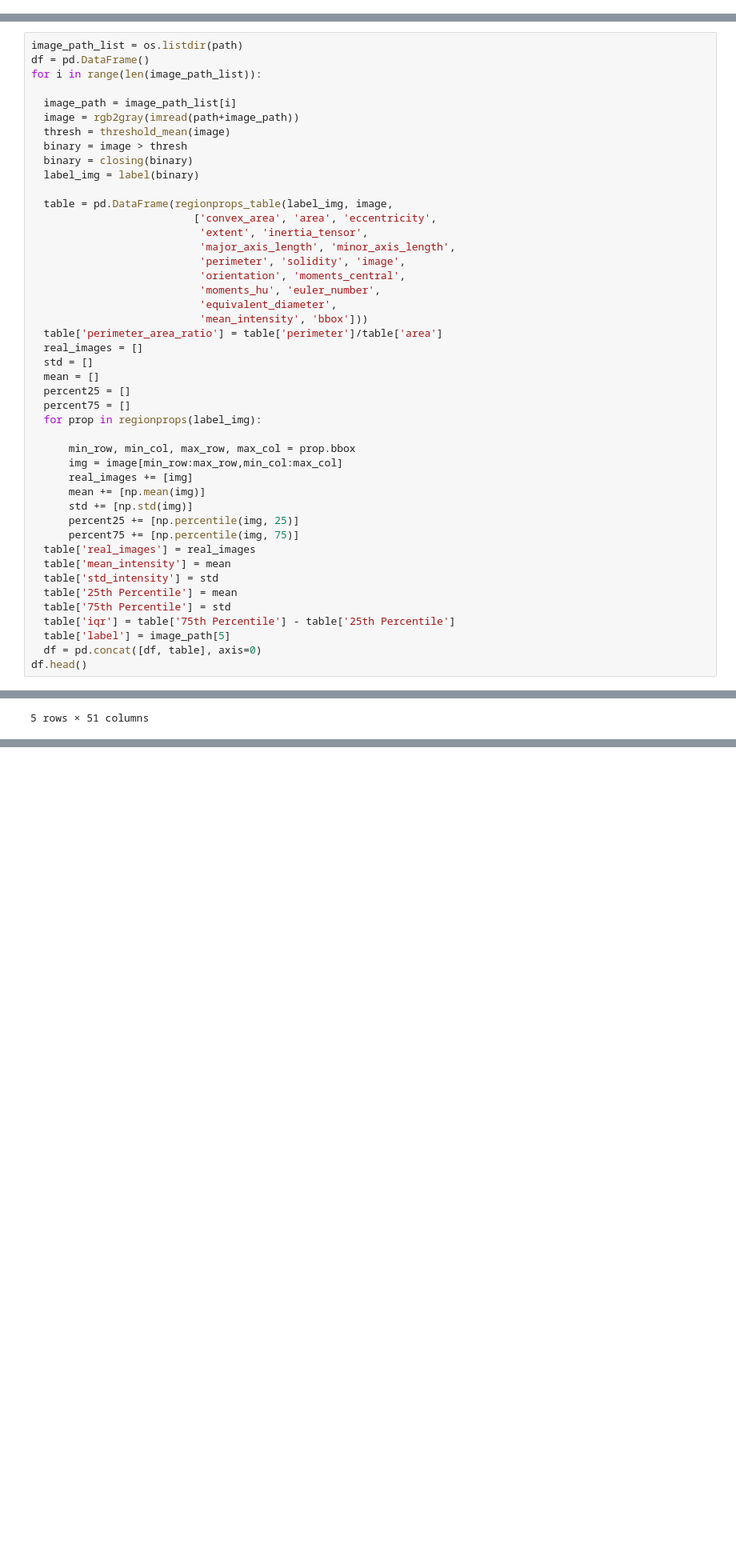
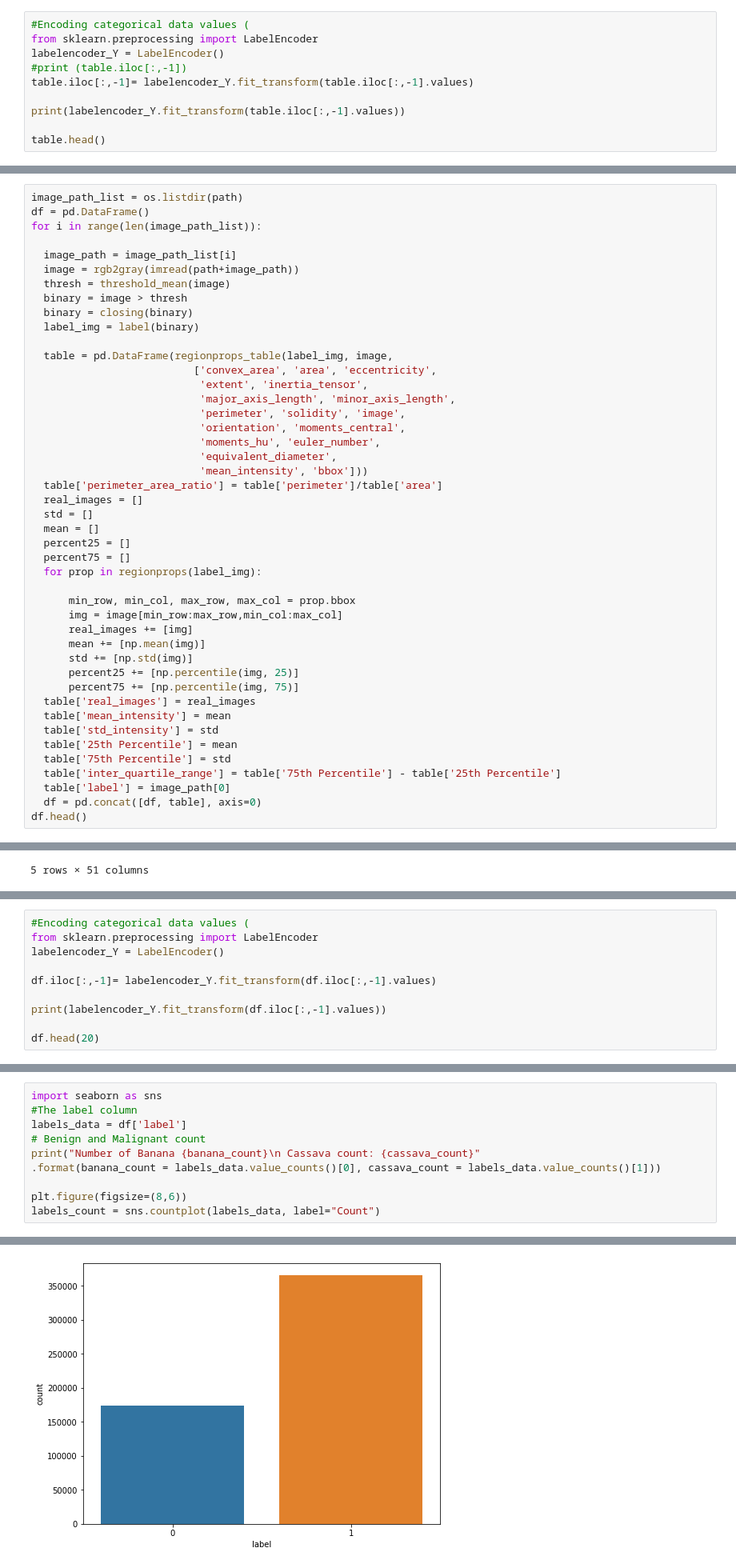
Before and after one commit to joshuabusinge/BananaVsCasava, a Jupyter notebook: CropDetectionV2.ipynb, the cells around one changed output, grey strips where cells are left out. Shown at 80% size. Drawn from its saved outputs; the diff is of its cells as text; blank space fills up the shorter version.

```diff
--- a/CropDetectionV2.ipynb
+++ b/CropDetectionV2.ipynb
@@ -80,0 +96,10 @@ table
+# %%
+#Encoding categorical data values (
+from sklearn.preprocessing import LabelEncoder
+labelencoder_Y = LabelEncoder()
+#print (table.iloc[:,-1])
+table.iloc[:,-1]= labelencoder_Y.fit_transform(table.iloc[:,-1].values)
+
+print(labelencoder_Y.fit_transform(table.iloc[:,-1].values))
+
+table.head()
@@ -119,8 +152,8 @@ for i in range(len(image_path_list)):
   table['std_intensity'] = std
   table['25th Percentile'] = mean
   table['75th Percentile'] = std
-  table['iqr'] = table['75th Percentile'] - table['25th Percentile']
-  table['label'] = image_path[5]
+  table['inter_quartile_range'] = table['75th Percentile'] - table['25th Percentile']
+  table['label'] = image_path[0]
   df = pd.concat([df, table], axis=0)
 df.head()
 # %% [output]
@@ -133,0 +187,10 @@ df.head()
+# %%
+#Encoding categorical data values (
+from sklearn.preprocessing import LabelEncoder
+labelencoder_Y = LabelEncoder()
+
+df.iloc[:,-1]= labelencoder_Y.fit_transform(df.iloc[:,-1].values)
+
+print(labelencoder_Y.fit_transform(df.iloc[:,-1].values))
+
+df.head(20)
@@ -133,0 +225,11 @@ df.head()
+# %%
+import seaborn as sns
+#The label column
+labels_data = df['label']
+# Benign and Malignant count
+print("Number of Banana {banana_count}\n Cassava count: {cassava_count}"
+.format(banana_count = labels_data.value_counts()[0], cassava_count = labels_data.value_counts()[1]))
+
+plt.figure(figsize=(8,6))
+labels_count = sns.countplot(labels_data, label="Count")
+# %% [output]
@@ -133,0 +238 @@ df.head()
+[figure, added]
```
Also changed, not shown: parts of 22 cells of this notebook.
